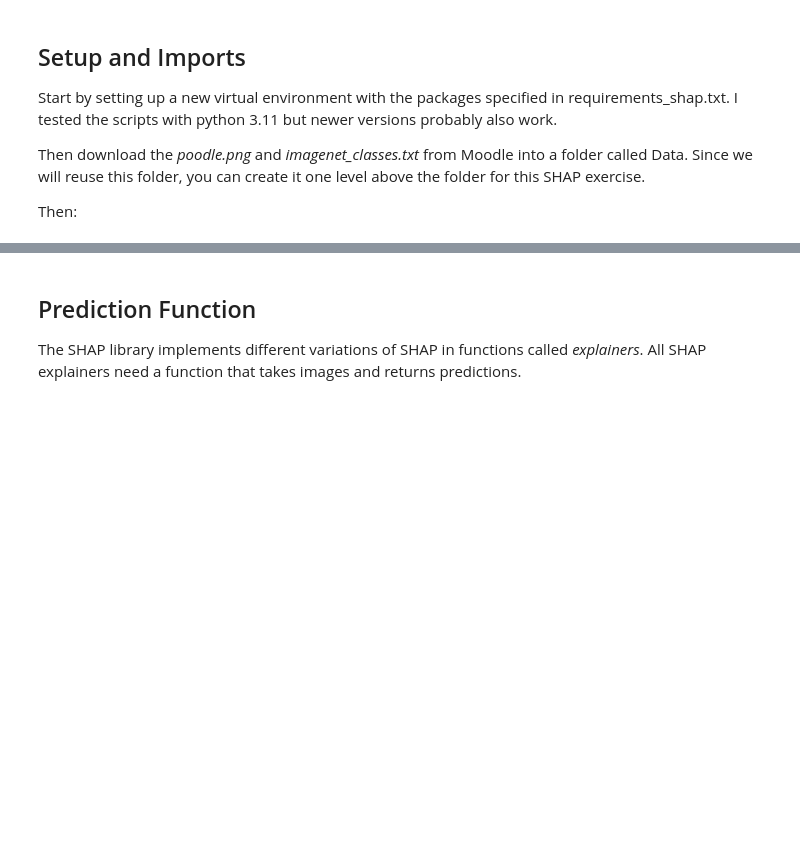
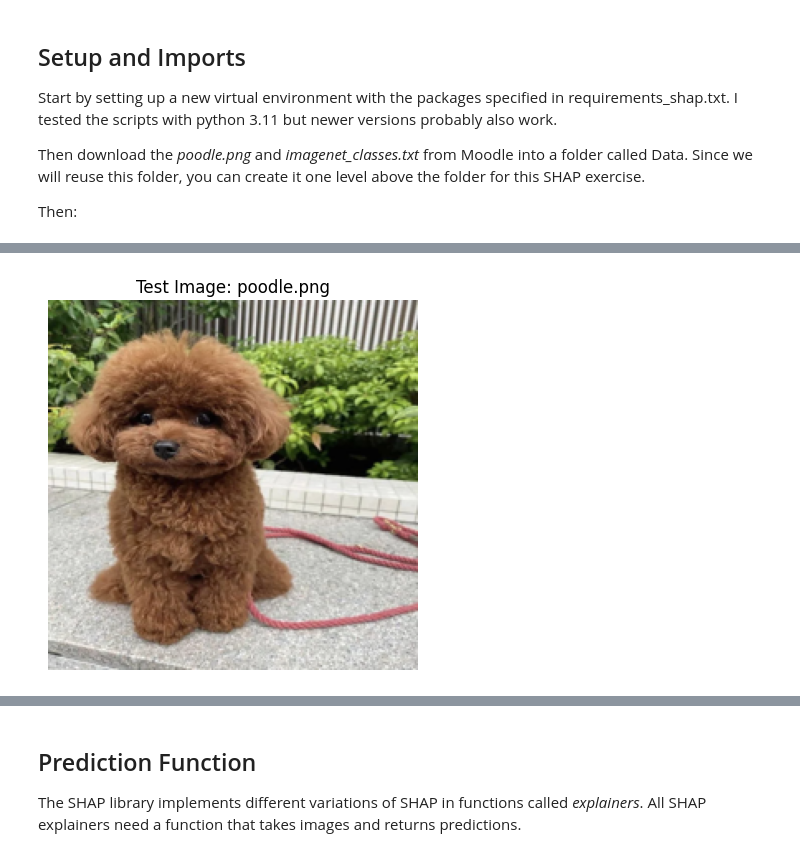
Before and after one commit to AHSharan/XAI-HCI, a Jupyter notebook: Assigment1/Shap.ipynb, the cells around one changed output, grey strips where cells are left out. Saved outputs shown, nothing was run; the diff lists cells and outputs as text; code cells hidden in the pictures; blank space fills up the shorter version.

```diff
--- a/Assigment1/Shap.ipynb
+++ b/Assigment1/Shap.ipynb
@@ -40,23 +45,25 @@ print(f"Model loaded. {len(class_names)} classes.")
 # %%
 # Path to images
-data_path = Path("../Data")
+data_path = Path("../data")
 img_name = "poodle.png"
 
 # Load image
 img_path = data_path / img_name
 if img_path.exists():
     original_img = Image.open(img_path).convert('RGB')
 else:
     print("Image not found, creating placeholder")
     original_img = Image.new('RGB', (224, 224), color='gray')
 
 original_img = original_img.resize((224, 224))
 img_array = np.array(original_img)
 
 plt.imshow(original_img)
 plt.title(f"Test Image: {img_name}")
 plt.axis('off')
 plt.show()
+# %% [output]
+[figure, added]
 # %%
 # Preprocessing for Imagenet like data
 preprocess = transforms.Compose([
```
Also changed, not shown: parts of 7 cells of this notebook, 2 other files.
